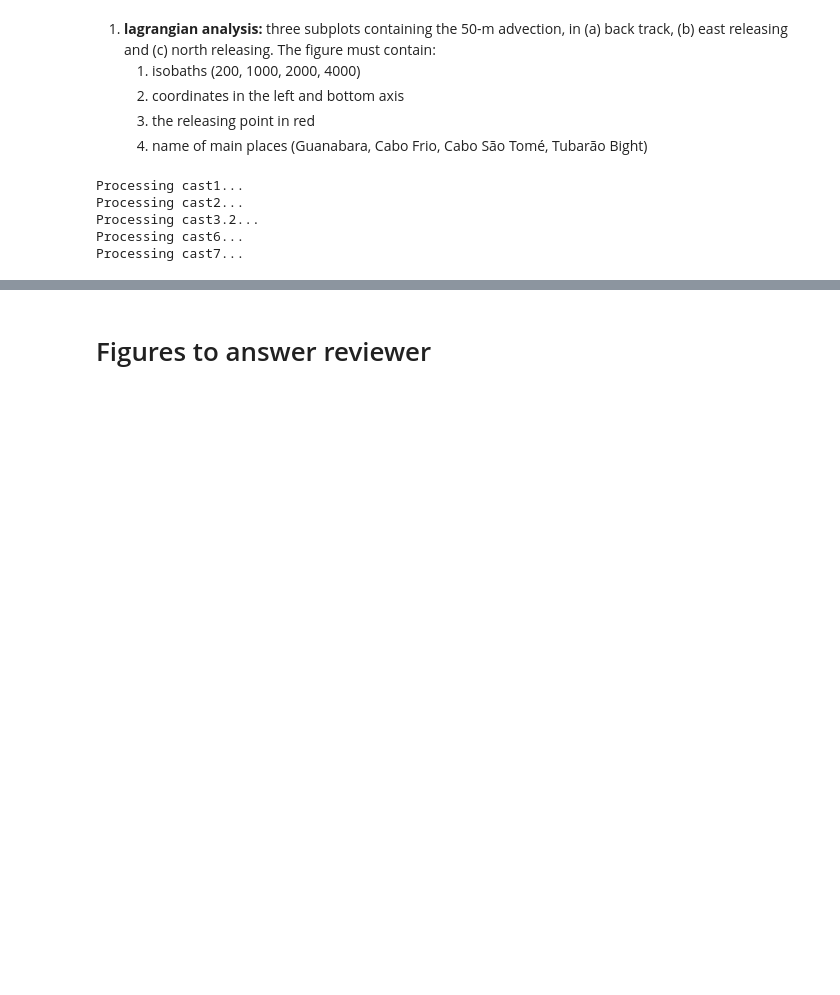
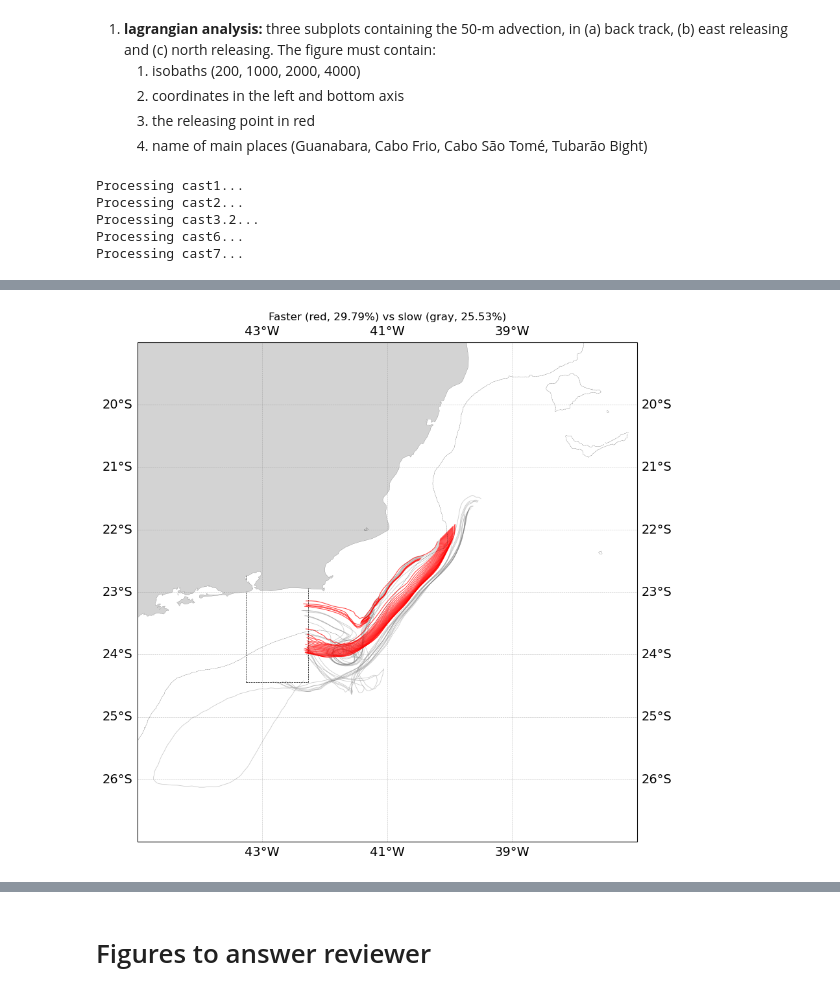
Before and after one commit to nilodna/smax_pathways, a Jupyter notebook: scripts/00_manuscript_lagrangian_analysis.ipynb, the cells around one changed output, grey strips where cells are left out. Saved outputs shown, nothing was run; the diff lists cells and outputs as text; code cells hidden in the pictures; blank space fills up the shorter version.

Commit message:
updating code with standard units, geographical domain and variables name

```diff
--- a/scripts/00_manuscript_lagrangian_analysis.ipynb
+++ b/scripts/00_manuscript_lagrangian_analysis.ipynb
@@ -248,0 +280,2 @@ plt.savefig('../figures/manuscript/00_manuscript_lagrangian_analysis.png', bbox_
+# %%
+ds = xr.open_zarr('../data/lagrangean/smax_from_north_cmems.zarr').compute()
@@ -248,0 +300,11 @@ plt.savefig('../figures/manuscript/00_manuscript_lagrangian_analysis.png', bbox_
+# %%
+# defining as region of interest the seeding box of the backpropagation experiment
+
+key = 'smax_from_backpropag_cmems'
+lon_min = experiments[key]['center_launch'][0]-0.5
+lon_max = experiments[key]['center_launch'][0]+0.5
+lat_min = experiments[key]['center_launch'][1]-0.8
+lat_max = experiments[key]['center_launch'][1]+1
+
+print(f"lon range: {lon_min, lon_max}")
+print(f"lat range: {lat_min, lat_max}")
@@ -248,0 +453,67 @@ plt.savefig('../figures/manuscript/00_manuscript_lagrangian_analysis.png', bbox_
+# %%
+lon_fast_until = ds.lon.where(before_entry & ever_inside & fast_short)
+lat_fast_until = ds.lat.where(before_entry & ever_inside & fast_short)
+
+lon_slow_until = ds.lon.where(before_entry & ever_inside & slow_long)
+lat_slow_until = ds.lat.where(before_entry & ever_inside & slow_long)
+# %%
+zoomed_extent = [-45, -37, -27, -19]
+
+fig,axes = subplots_structure(1, 1, (10,10), 1)
+ax = axes[0]
+
+ax.set_extent(zoomed_extent, crs=ccrs.PlateCarree())
+
+states_provinces = cfeature.NaturalEarthFeature(
+        category='physical',name='coastline',scale='10m',
+        facecolor='lightgray')
+ax.add_feature(states_provinces, edgecolor='black',linewidth=.1)
+
+### CONFIGURING MERIDIANS AND PARALLELS
+gl = ax.gridlines(crs=ccrs.PlateCarree(),draw_labels=True,linewidth=.4,
+                color='gray', alpha=0.5, linestyle='--',
+                xlocs=list(np.arange(zoomed_extent[0], zoomed_extent[1], 2)),
+                ylocs=list(np.arange(zoomed_extent[2], zoomed_extent[3], 1)),)
+
+gl.xformatter = LONGITUDE_FORMATTER
+gl.yformatter = LATITUDE_FORMATTER
+gl.ylabel_style = {'color': 'black', 'fontsize': '14'}
+gl.xlabel_style = {'color': 'black', 'fontsize': '14'}
+
+# lentas primeiro (fundo)
+ax.plot(
+    lon_slow_until.T,
+    lat_slow_until.T,
+    color="gray",
+    alpha=0.4,
+    linewidth=0.6,
+    label="Lentas & longas"
+)
+
+# rápidas por cima
+ax.plot(
+    lon_fast_until.T,
+    lat_fast_until.T,
+    color="red",
+    alpha=0.7,
+    linewidth=0.8,
+    label="Rápidas & curtas"
+)
+
+ax.add_patch(Rectangle(xy=(lon_min, lat_min),
+                        width=(lon_max - lon_min),
+                        height=(lat_max - lat_min),
+                        facecolor='none',
+                        edgecolor='k',
+                        linestyle='--',
+                        linewidth=0.5,
+                        transform=ccrs.PlateCarree()
+                    ))
+
+bathy.depth.plot.contour(ax=ax,
+                         levels=[-200, ],
+                         colors=('k'), linewidths=(0.2), linestyles=('--'))
+
+_ = plt.title(f"Faster (red, {pct_fast:0.2f}%) vs slow (gray, {pct_slow:0.2f}%)")
+# %% [output]
+[figure, added]
```
Also changed, not shown: parts of 27 cells of this notebook, 5 other files.
